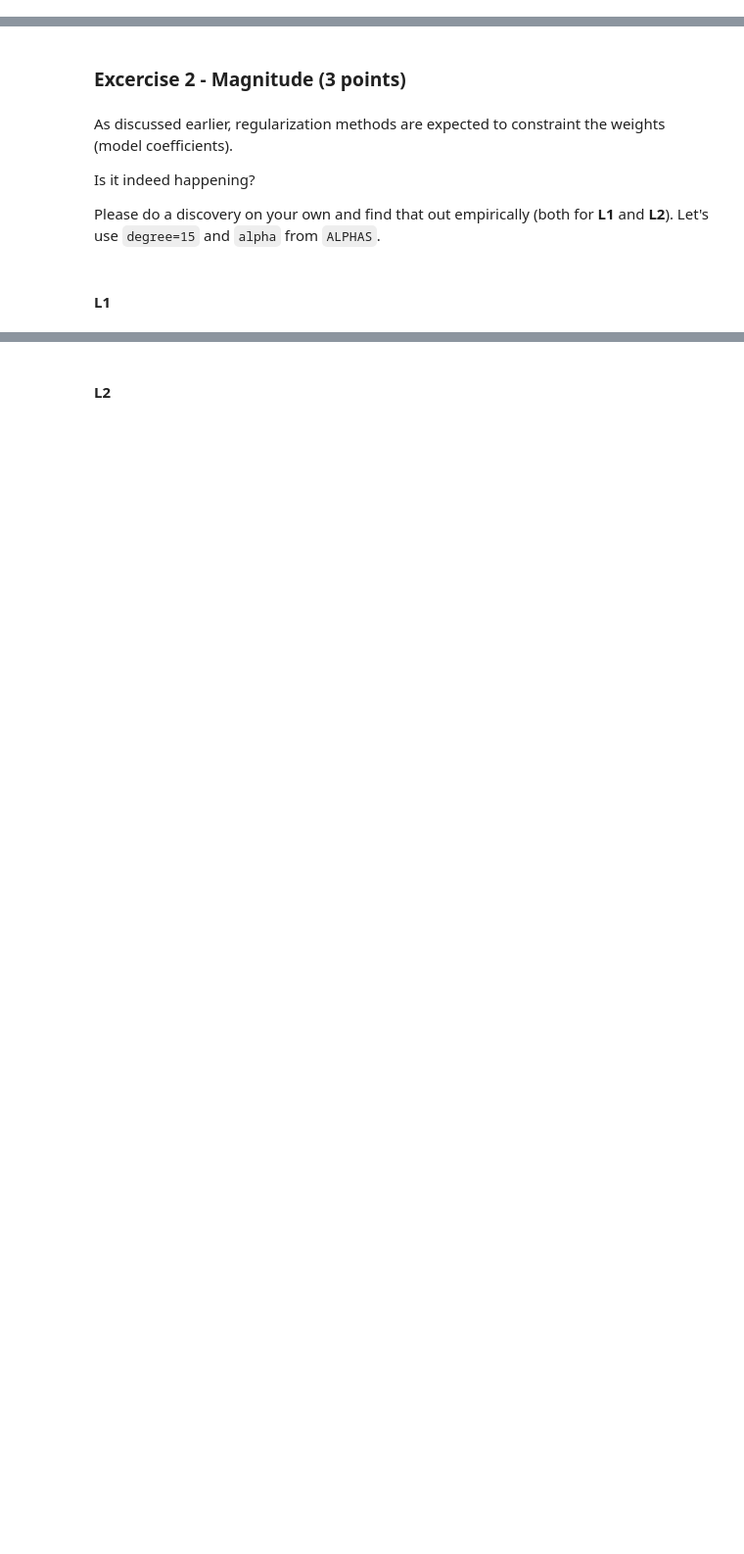
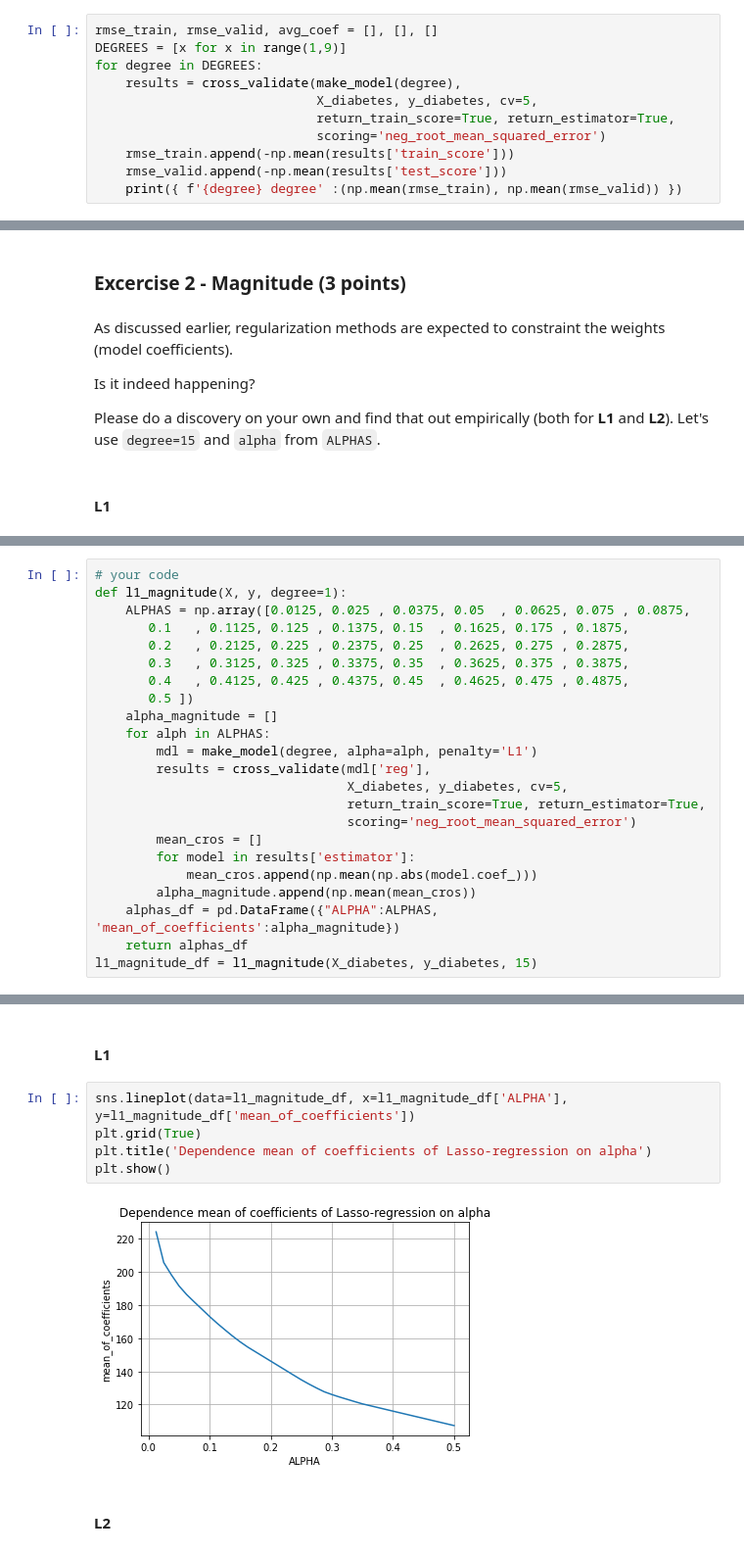
Before and after one commit to husbandwife78/my_homework, a Jupyter notebook: overfitting_regularization.ipynb, the cells around one changed output, grey strips where cells are left out. Shown at 98% size. Cells and saved outputs as stored; diff of their text form; blank space fills up the shorter version.

```diff
--- a/overfitting_regularization.ipynb
+++ b/overfitting_regularization.ipynb
@@ -360,0 +459,11 @@ Apply model for diabetes dataset with polynomial feature engineering of differen
+# %%
+rmse_train, rmse_valid, avg_coef = [], [], []
+DEGREES = [x for x in range(1,9)]
+for degree in DEGREES:
+    results = cross_validate(make_model(degree),
+                             X_diabetes, y_diabetes, cv=5,
+                             return_train_score=True, return_estimator=True,
+                             scoring='neg_root_mean_squared_error')
+    rmse_train.append(-np.mean(results['train_score']))
+    rmse_valid.append(-np.mean(results['test_score']))
+    print({ f'{degree} degree' :(np.mean(rmse_train), np.mean(rmse_valid)) })
@@ -372,0 +482,23 @@ Please do a discovery on your own and find that out empirically (both for **L1**
+# %%
+# your code
+def l1_magnitude(X, y, degree=1):
+    ALPHAS = np.array([0.0125, 0.025 , 0.0375, 0.05  , 0.0625, 0.075 , 0.0875,
+       0.1   , 0.1125, 0.125 , 0.1375, 0.15  , 0.1625, 0.175 , 0.1875,
+       0.2   , 0.2125, 0.225 , 0.2375, 0.25  , 0.2625, 0.275 , 0.2875,
+       0.3   , 0.3125, 0.325 , 0.3375, 0.35  , 0.3625, 0.375 , 0.3875,
+       0.4   , 0.4125, 0.425 , 0.4375, 0.45  , 0.4625, 0.475 , 0.4875,
+       0.5 ])
+    alpha_magnitude = []
+    for alph in ALPHAS:
+        mdl = make_model(degree, alpha=alph, penalty='L1')
+        results = cross_validate(mdl['reg'],
+                                 X_diabetes, y_diabetes, cv=5,
+                                 return_train_score=True, return_estimator=True,
+                                 scoring='neg_root_mean_squared_error')
+        mean_cros = []
+        for model in results['estimator']:
+            mean_cros.append(np.mean(np.abs(model.coef_)))
+        alpha_magnitude.append(np.mean(mean_cros))
+    alphas_df = pd.DataFrame({"ALPHA":ALPHAS, 'mean_of_coefficients':alpha_magnitude})
+    return alphas_df
+l1_magnitude_df = l1_magnitude(X_diabetes, y_diabetes, 15)
@@ -373,3 +527,12 @@ Please do a discovery on your own and find that out empirically (both for **L1**
+# %% [markdown]
+#### L1
+# %%
+sns.lineplot(data=l1_magnitude_df, x=l1_magnitude_df['ALPHA'], y=l1_magnitude_df['mean_of_coefficients'])
+plt.grid(True)
+plt.title('Dependence mean of coefficients of Lasso-regression on alpha')
+plt.show()
+# %% [output]
+[figure, added]
 # %% [markdown]
 #### L2
 # %%
```
Also changed, not shown: parts of 24 cells of this notebook.
